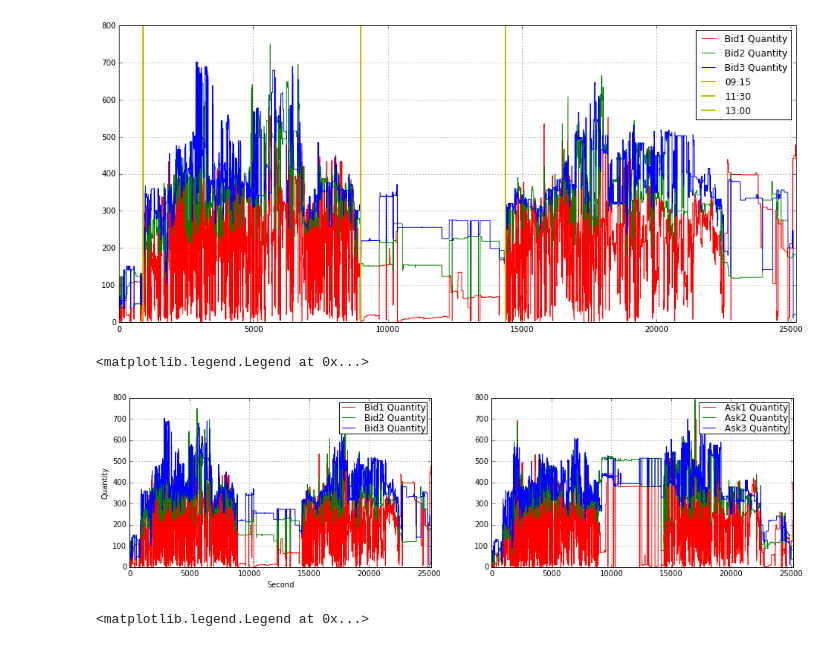
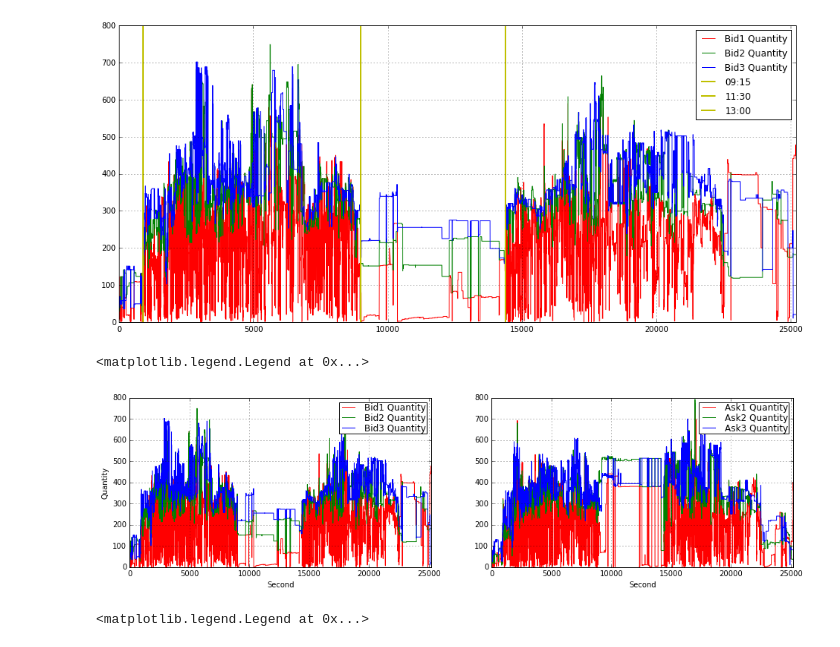
Before and after one commit to rorysroes/SGX-Full-OrderBook-Tick-Data-Trading-Strategy, a Jupyter notebook: strategy/back_testing.ipynb, the cells around one changed output. Drawn from its saved outputs; the diff is of its cells as text; code cells hidden in the pictures.

```diff
--- a/strategy/back_testing.ipynb
+++ b/strategy/back_testing.ipynb
@@ -158,32 +158,33 @@ plt.legend(loc = 1)
 # %%
 import matplotlib.pyplot as plt
 plt.figure(figsize = (16,9))
 plt.subplot(221)
 plt.grid()
 plot(Bid1_Quantity_16_,label = 'Bid1 Quantity',color = 'r')
 plot(Bid2_Quantity_16_,label = 'Bid2 Quantity',color = 'g')
 plot(Bid3_Quantity_16_,label = 'Bid3 Quantity',color = 'b')
 plt.xlim(0.0,25200)
 plt.xlabel("Second")
 plt.ylabel("Quantity")
 #plt.axvline(x = 900 ,color = 'y',linestyle = '-',label = '09:15', linewidth = 2)
 #plt.axvline(x = 9000 ,color = 'y',linestyle = '-',label = '11:30', linewidth = 2)
 #plt.axvline(x = 14400 ,color = 'y',linestyle = '-',label = '13:00', linewidth = 2)
 plt.legend(loc = 1,borderpad = 0.08,labelspacing = 0.08)
 
 plt.subplot(222)
 plt.grid()
 plot(Ask1_Quantity_16_,label = 'Ask1 Quantity',color = 'r')
 plot(Ask2_Quantity_16_,label = 'Ask2 Quantity',color = 'g')
 plot(Ask3_Quantity_16_,label = 'Ask3 Quantity',color = 'b')
+plt.xlabel("Second")
 #plt.axvline(x = 900 ,color = 'y',linestyle = '-',label = '09:15', linewidth = 2)
 #plt.axvline(x = 9000 ,color = 'y',linestyle = '-',label = '11:30', linewidth = 2)
 #plt.axvline(x = 14400 ,color = 'y',linestyle = '-',label = '13:00', linewidth = 2)
 plt.xlim(0.0,25200)
 plt.legend(loc = 1,borderpad = 0.08,labelspacing = 0.08)
 # %% [output]
 <matplotlib.legend.Legend at 0x...>
-[figure, old version]
+[figure, new version]
 # %%
 Bid1_Quantity_16
 # %%
```
